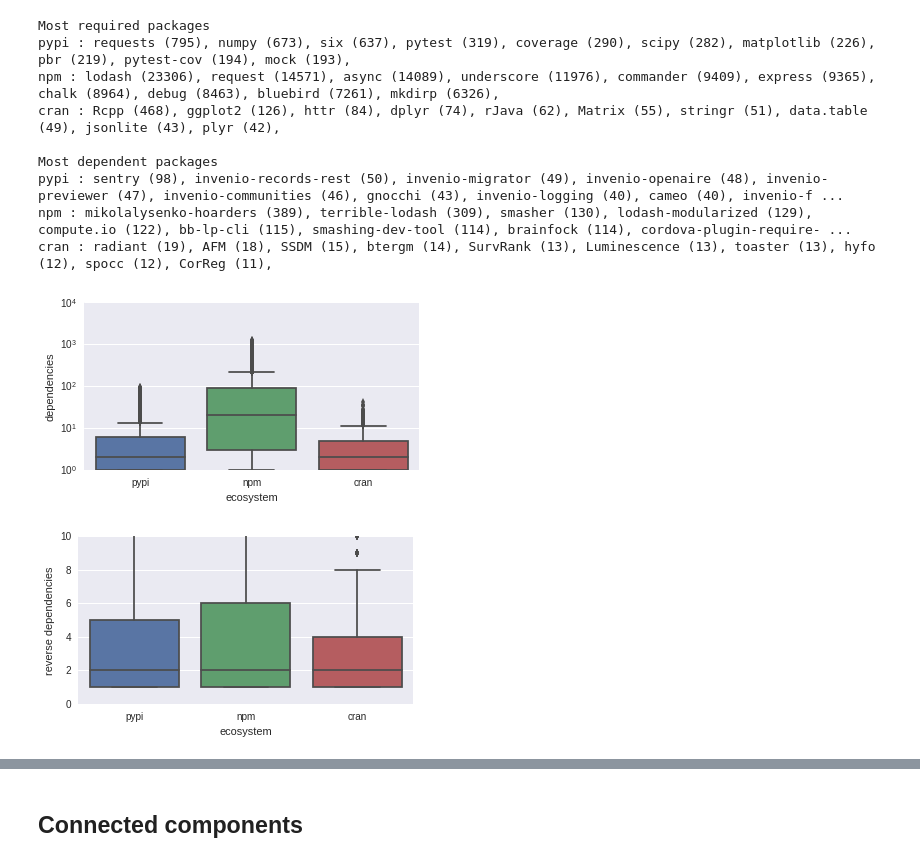
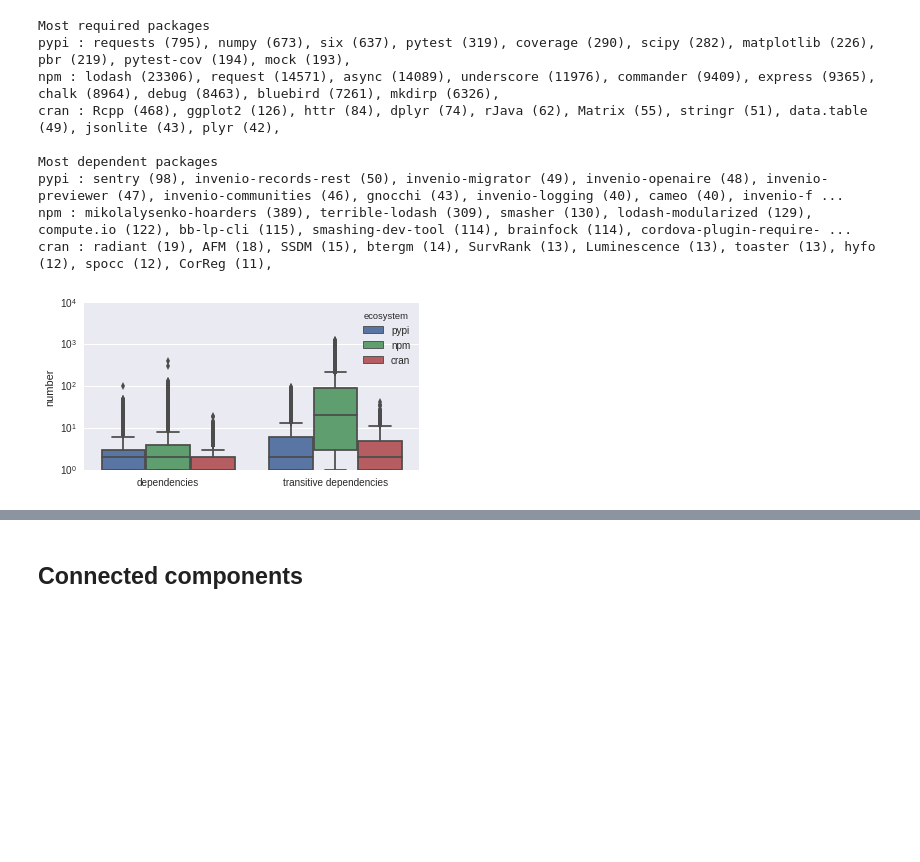
Before and after one commit to maelick/ecos-analysis, a Jupyter notebook: WEA2016-ecos/notebook/Ecosystem graphs.ipynb, the cells around one changed output, grey strips where cells are left out. Drawn from its saved outputs; the diff is of its cells as text; code cells hidden in the pictures; blank space fills up the shorter version.

```diff
--- a/WEA2016-ecos/notebook/Ecosystem graphs.ipynb
+++ b/WEA2016-ecos/notebook/Ecosystem graphs.ipynb
@@ -268,33 +271,28 @@ data = []
 for ecos, graph in graphs.items():
     nodes = graph.vs
     for node in nodes:
-        n_out = -1  # ignore source
-        n_in = -1  # Ignore source
+        deps = graph.degree(node, mode=igraph.OUT)
+        tran_deps = -1  # Ignore source
         for target in graph.bfsiter(node):
-            n_out += 1
-        for target in graph.bfsiter(node, mode=igraph.IN):
-            n_in += 1
-        data.append((ecos, n_out, n_in))
+            tran_deps += 1
+        data.append((ecos, node['name'], deps, tran_deps))
-# %%
-df = pandas.DataFrame.from_records(data, columns=['ecosystem', 'tran_dep', 'rev_tran_dep'])
-
-for label, col in [('dependencies', 'tran_dep'), ('reverse dependencies', 'rev_tran_dep')]:
-    fig, ax = matplotlib.pyplot.subplots()
-    seaborn.boxplot(x='ecosystem', y=col, data=df.query('{} > 0'.format(col)), ax=ax)
-
-    ax.set_ylabel(label)
-    ax.set_yscale('log')
-
-    fig.set_size_inches(FIG_SIZE)
-
-    if SHOW_TITLE:
-        ax.set_title('Number of transitive {} (non-zero)'.format(label))
-
-    if col == 'rev_tran_dep':
-        ax.set_yscale('linear')
-        ax.set_ylim(0, 10)
-
-    savefig(fig, col)
-# %% [output]
-[figure, removed]
-[figure, removed]
+# %%
+df = pandas.DataFrame(data, columns=['ecosystem', 'package', 'dependencies', 'transitive dependencies'])
+df = pandas.melt(df,
+                 id_vars=['ecosystem', 'package'],
+                 value_vars=['dependencies', 'transitive dependencies'],
+                 var_name='kind',
+                 value_name='value'
+                 ).query('value > 0')
+ax = seaborn.boxplot(x='kind', y='value', hue='ecosystem', data=df)
+ax.set_yscale('log')
+ax.set_xlabel('')
+ax.set_ylabel('number')
+ax.figure.set_size_inches(FIG_SIZE)
+
+if SHOW_TITLE:
+    ax.set_title('Number of (transitive) dependencies')
+
+savefig(ax.figure, 'deps_distribution')
+# %% [output]
+[figure, added]
```
Also changed, not shown: parts of 2 cells of this notebook, 1 other file.
